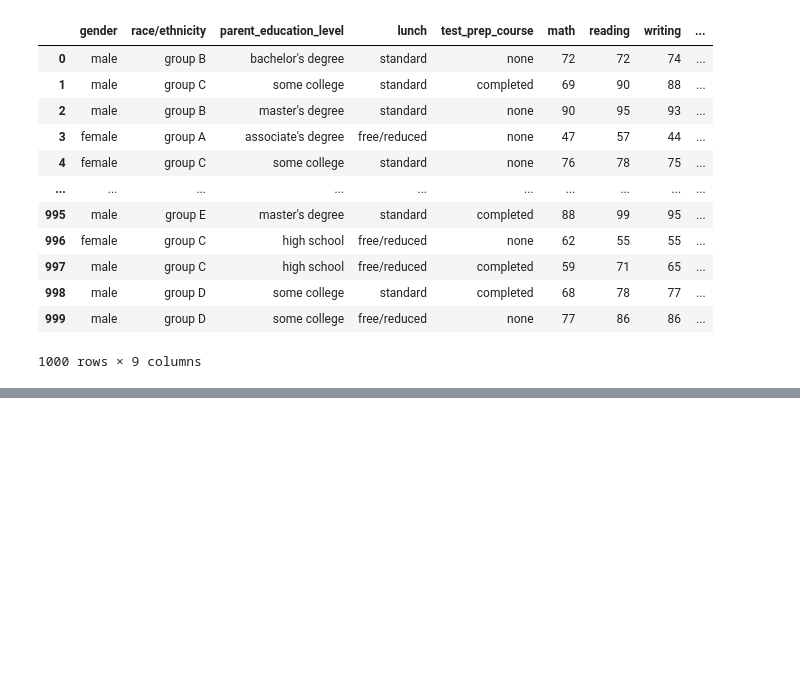
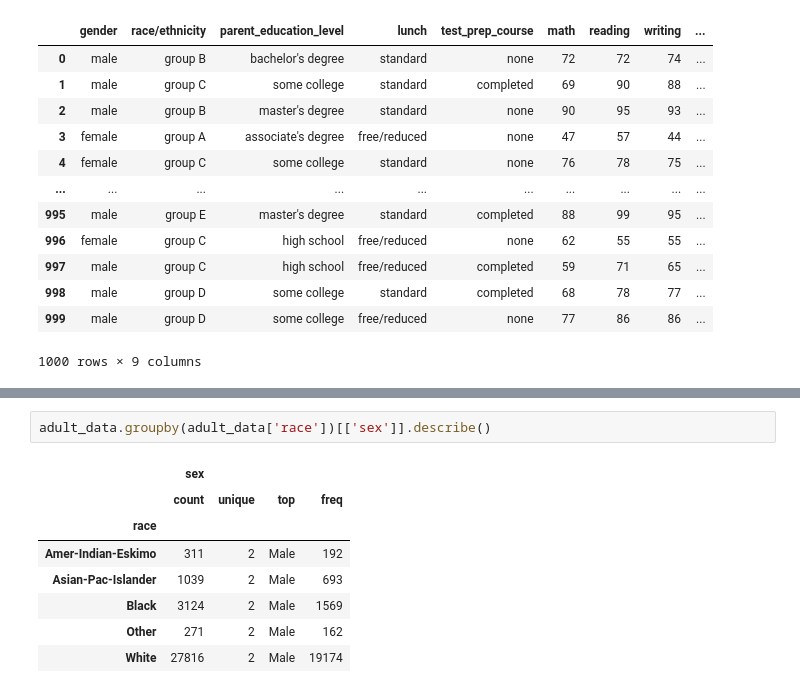
Before and after one commit to fatimaujunwa/Seaborn, a Jupyter notebook: Exploratory Data Analysis.ipynb, the cells around one changed output, grey strips where cells are left out. Drawn from its saved outputs; the diff is of its cells as text; blank space fills up the shorter version.

```diff
--- a/Exploratory Data Analysis.ipynb
+++ b/Exploratory Data Analysis.ipynb
@@ -247,0 +368,11 @@ data
+# %%
+adult_data.groupby(adult_data['race'])[['sex']].describe()
+# %% [output]
+|  | sex |  |  |  |
+|  | count | unique | top | freq |
+| race |  |  |  |  |
+| Amer-Indian-Eskimo | 311 | 2 | Male | 192 |
+| Asian-Pac-Islander | 1039 | 2 | Male | 693 |
+| Black | 3124 | 2 | Male | 1569 |
+| Other | 271 | 2 | Male | 162 |
+| White | 27816 | 2 | Male | 19174 |
```
Also changed, not shown: parts of 22 cells of this notebook, 1 other file.
